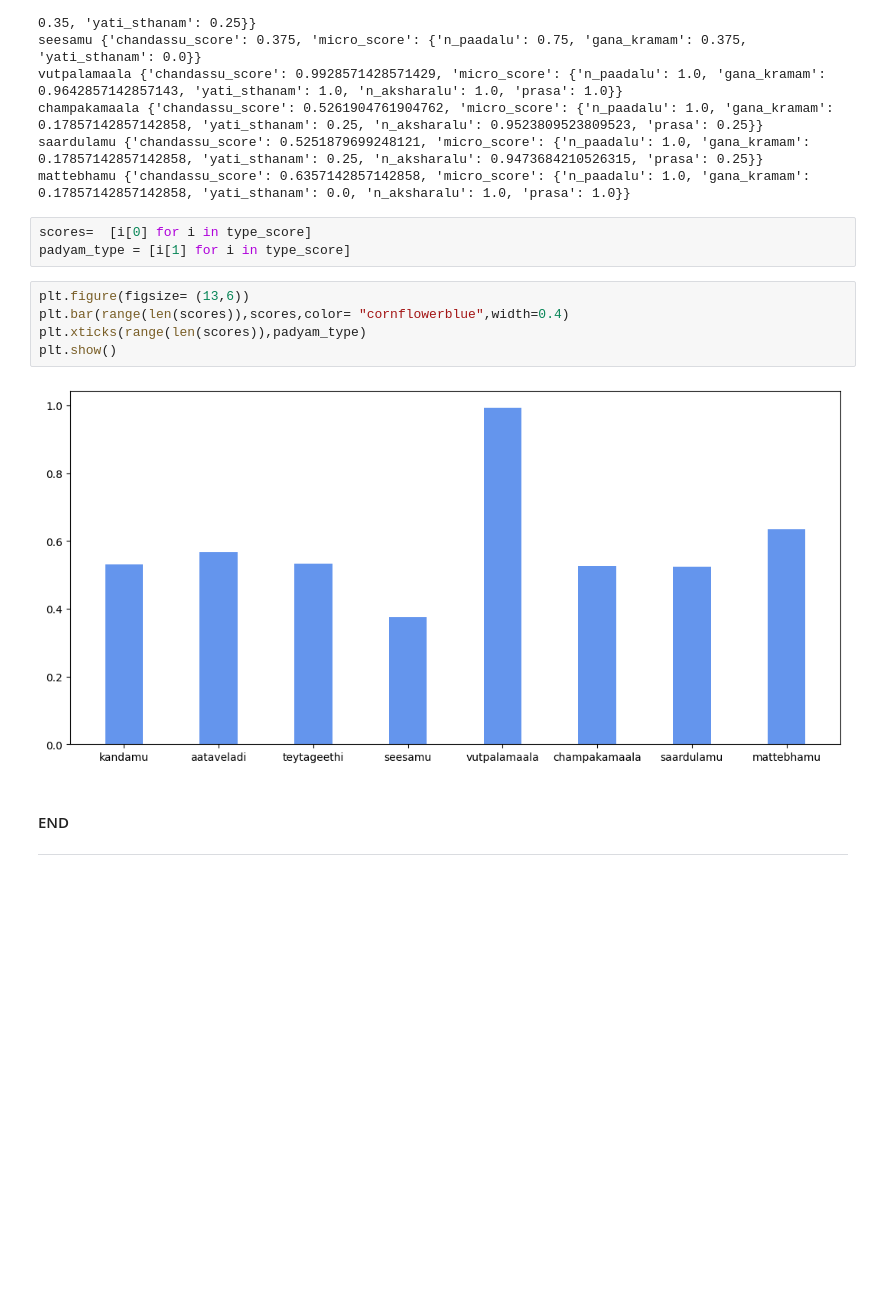
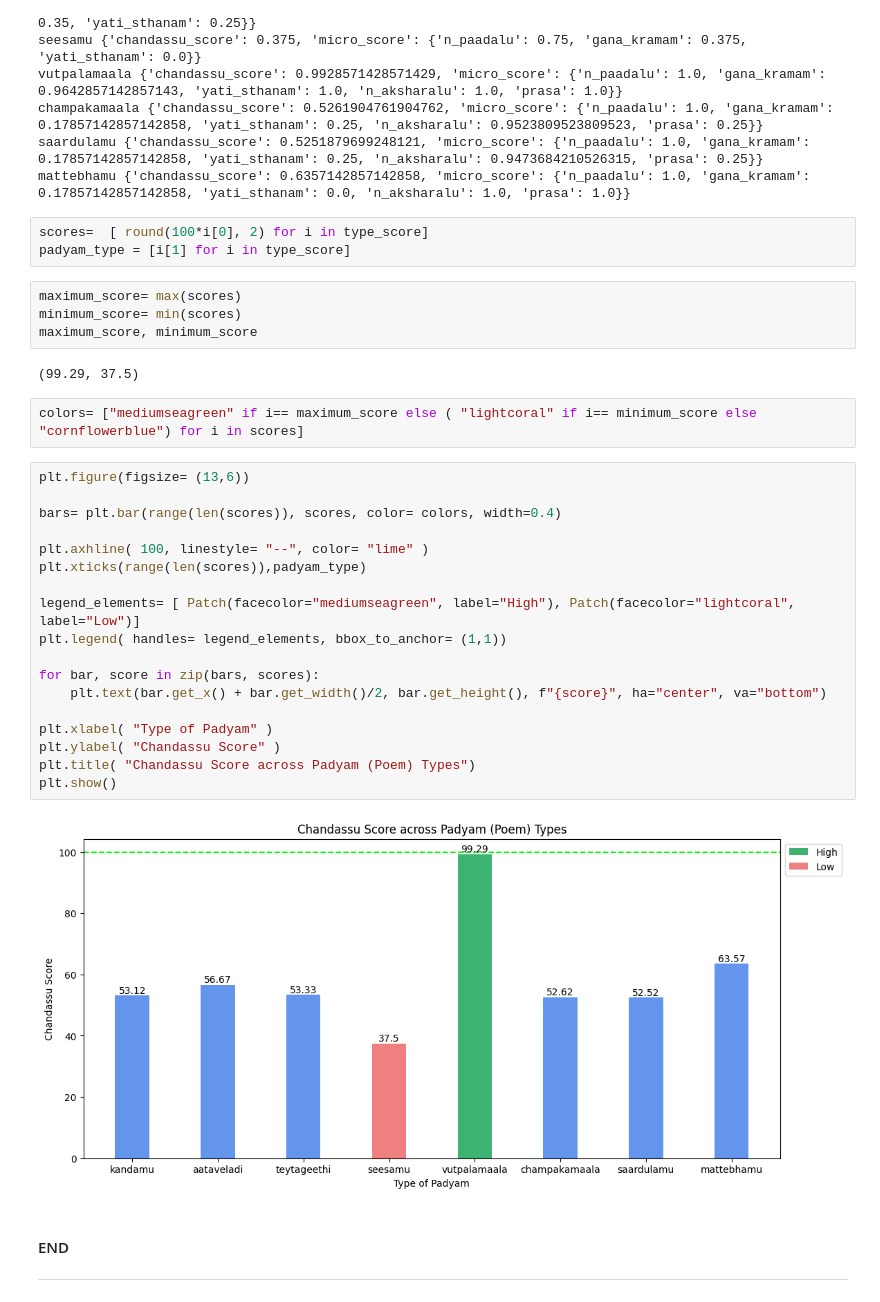
Before and after one commit to BodduSriPavan-111/chandassu, a Jupyter notebook: examples/Automatic_Padyam_Find.ipynb, the cells around one changed output. Saved outputs shown, nothing was run; the diff lists cells and outputs as text; blank space fills up the shorter version.

Commit message:
feat: visualize_chandassu_score-parameter-in-find_padyam

```diff
--- a/examples/Automatic_Padyam_Find.ipynb
+++ b/examples/Automatic_Padyam_Find.ipynb
@@ -139,15 +147,36 @@ champakamaala {'chandassu_score': 0.5261904761904762, 'micro_score': {'n_paadalu
 saardulamu {'chandassu_score': 0.5251879699248121, 'micro_score': {'n_paadalu': 1.0, 'gana_kramam': 0.17857142857142858, 'yati_sthanam': 0.25, 'n_aksharalu': 0.9473684210526315, 'prasa': 0.25}}
 mattebhamu {'chandassu_score': 0.6357142857142858, 'micro_score': {'n_paadalu': 1.0, 'gana_kramam': 0.17857142857142858, 'yati_sthanam': 0.0, 'n_aksharalu': 1.0, 'prasa': 1.0}}
 # %%
-scores=  [i[0] for i in type_score]
+scores=  [ round(100*i[0], 2) for i in type_score]
 padyam_type = [i[1] for i in type_score]
+# %%
+maximum_score= max(scores)
+minimum_score= min(scores)
+maximum_score, minimum_score
+# %% [output]
+(99.29, 37.5)
+# %%
+colors= ["mediumseagreen" if i== maximum_score else ( "lightcoral" if i== minimum_score else "cornflowerblue") for i in scores]
 # %%
 plt.figure(figsize= (13,6))
-plt.bar(range(len(scores)),scores,color= "cornflowerblue",width=0.4)
+
+bars= plt.bar(range(len(scores)), scores, color= colors, width=0.4)
+
+plt.axhline( 100, linestyle= "--", color= "lime" )
 plt.xticks(range(len(scores)),padyam_type)
+
+legend_elements= [ Patch(facecolor="mediumseagreen", label="High"), Patch(facecolor="lightcoral", label="Low")]
+plt.legend( handles= legend_elements, bbox_to_anchor= (1,1))
+
+for bar, score in zip(bars, scores):
+    plt.text(bar.get_x() + bar.get_width()/2, bar.get_height(), f"{score}", ha="center", va="bottom")
+
+plt.xlabel( "Type of Padyam" )
+plt.ylabel( "Chandassu Score" )
+plt.title( "Chandassu Score across Padyam (Poem) Types")
 plt.show()
 # %% [output]
-[figure, old version]
+[figure, new version]
 # %% [markdown]
 #### END
 ---
```
Also changed, not shown: parts of 2 cells of this notebook, 3 other files.
